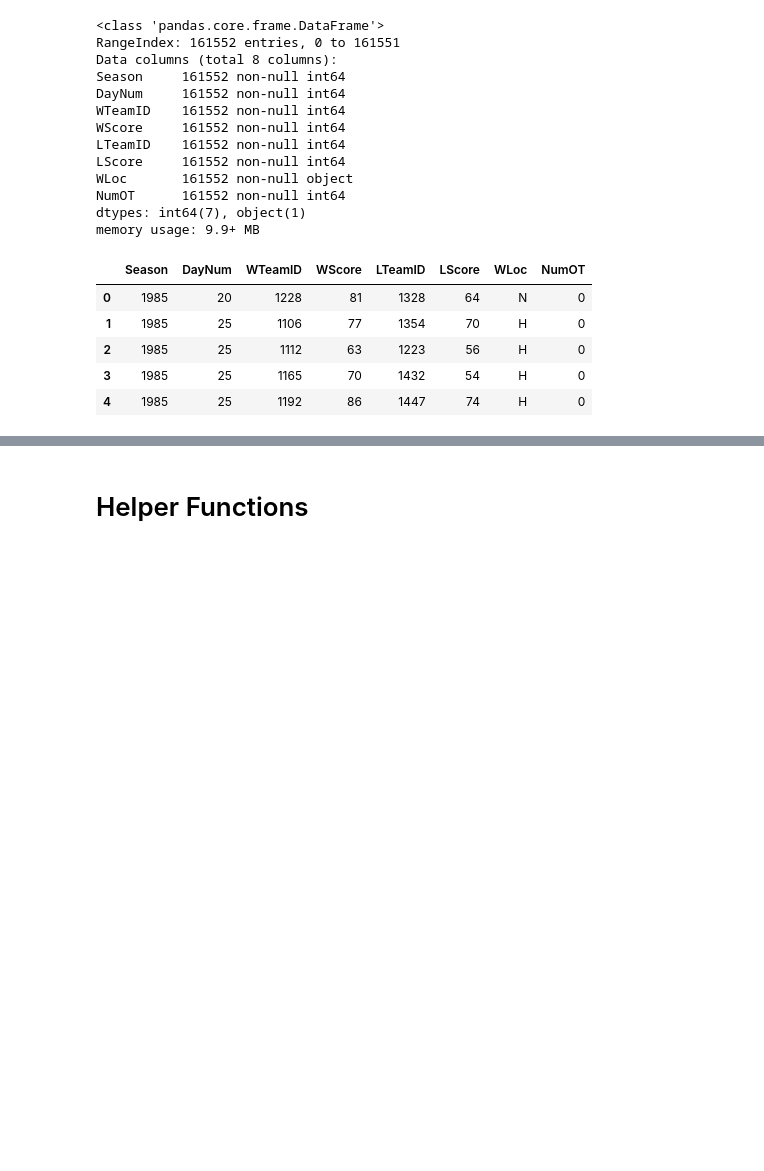
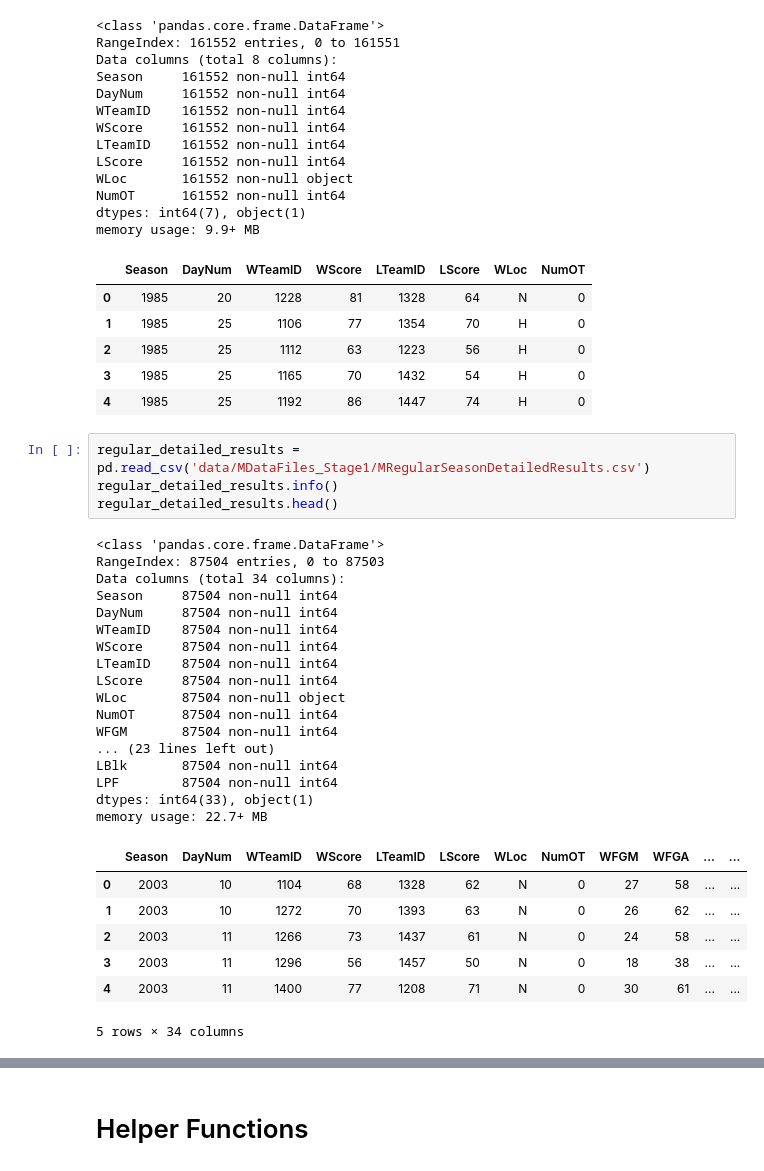
Before and after one commit to nyjgary/march-madness-2020, a Jupyter notebook: March-Madness-2020.ipynb, the cells around one changed output, grey strips where cells are left out. Cells and saved outputs as stored; diff of their text form; blank space fills up the shorter version.

```diff
--- a/March-Madness-2020.ipynb
+++ b/March-Madness-2020.ipynb
@@ -102,3 +108,32 @@ memory usage: 9.9+ MB
 | 2 | 1985 | 25 | 1112 | 63 | 1223 | 56 | H | 0 |
 | 3 | 1985 | 25 | 1165 | 70 | 1432 | 54 | H | 0 |
 | 4 | 1985 | 25 | 1192 | 86 | 1447 | 74 | H | 0 |
+# %%
+regular_detailed_results = pd.read_csv('data/MDataFiles_Stage1/MRegularSeasonDetailedResults.csv')
+regular_detailed_results.info()
+regular_detailed_results.head()
+# %% [output]
+<class 'pandas.core.frame.DataFrame'>
+RangeIndex: 87504 entries, 0 to 87503
+Data columns (total 34 columns):
+Season     87504 non-null int64
+DayNum     87504 non-null int64
+WTeamID    87504 non-null int64
+WScore     87504 non-null int64
+LTeamID    87504 non-null int64
+LScore     87504 non-null int64
+WLoc       87504 non-null object
+NumOT      87504 non-null int64
+WFGM       87504 non-null int64
+... (23 lines left out)
+LBlk       87504 non-null int64
+LPF        87504 non-null int64
+dtypes: int64(33), object(1)
+memory usage: 22.7+ MB
+|  | Season | DayNum | WTeamID | WScore | LTeamID | LScore | WLoc | NumOT | WFGM | WFGA | ... | ... |
+| 0 | 2003 | 10 | 1104 | 68 | 1328 | 62 | N | 0 | 27 | 58 | ... | ... |
+| 1 | 2003 | 10 | 1272 | 70 | 1393 | 63 | N | 0 | 26 | 62 | ... | ... |
+| 2 | 2003 | 11 | 1266 | 73 | 1437 | 61 | N | 0 | 24 | 58 | ... | ... |
+| 3 | 2003 | 11 | 1296 | 56 | 1457 | 50 | N | 0 | 18 | 38 | ... | ... |
+| 4 | 2003 | 11 | 1400 | 77 | 1208 | 71 | N | 0 | 30 | 61 | ... | ... |
+5 rows × 34 columns
```
Also changed, not shown: parts of 18 cells of this notebook.
